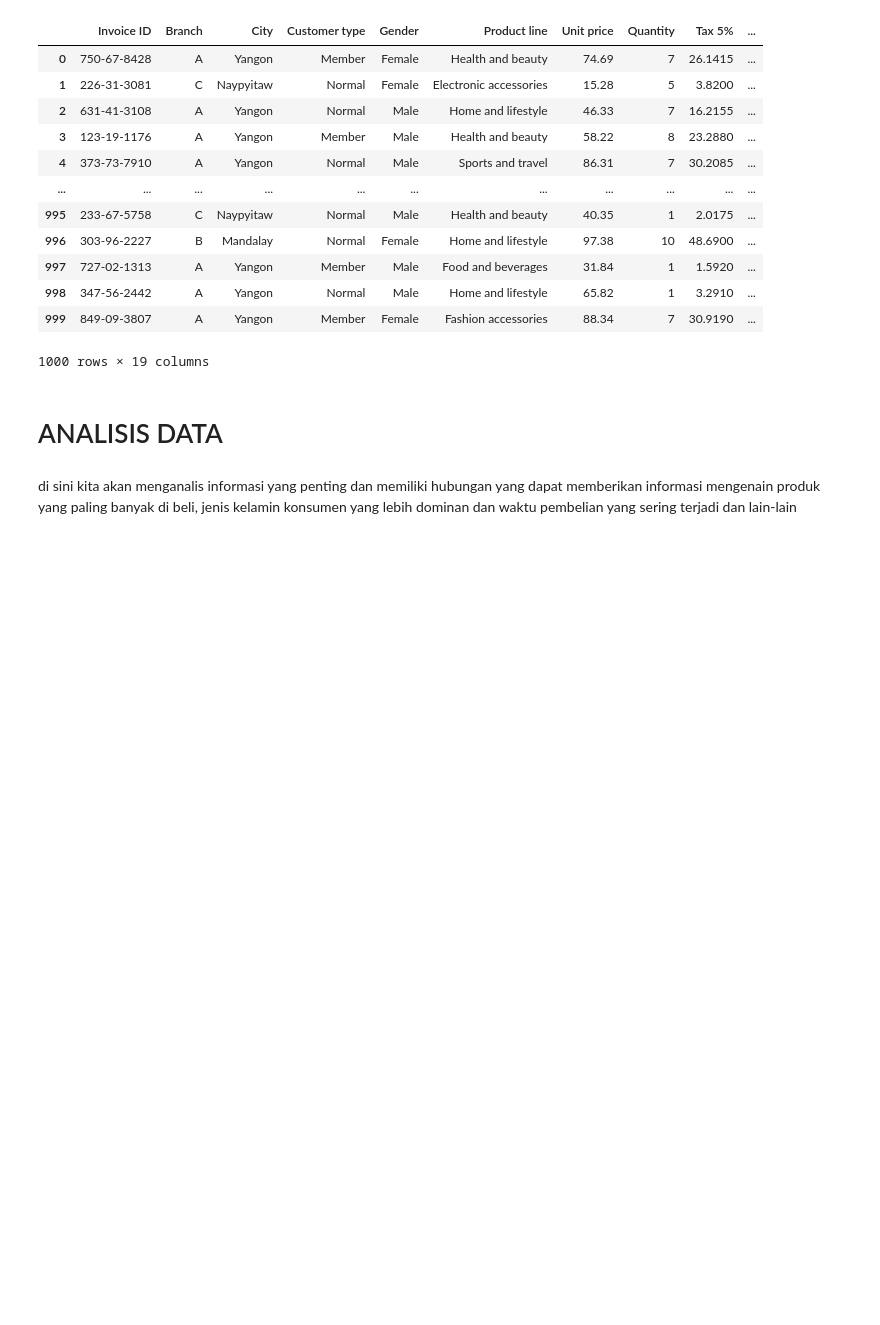
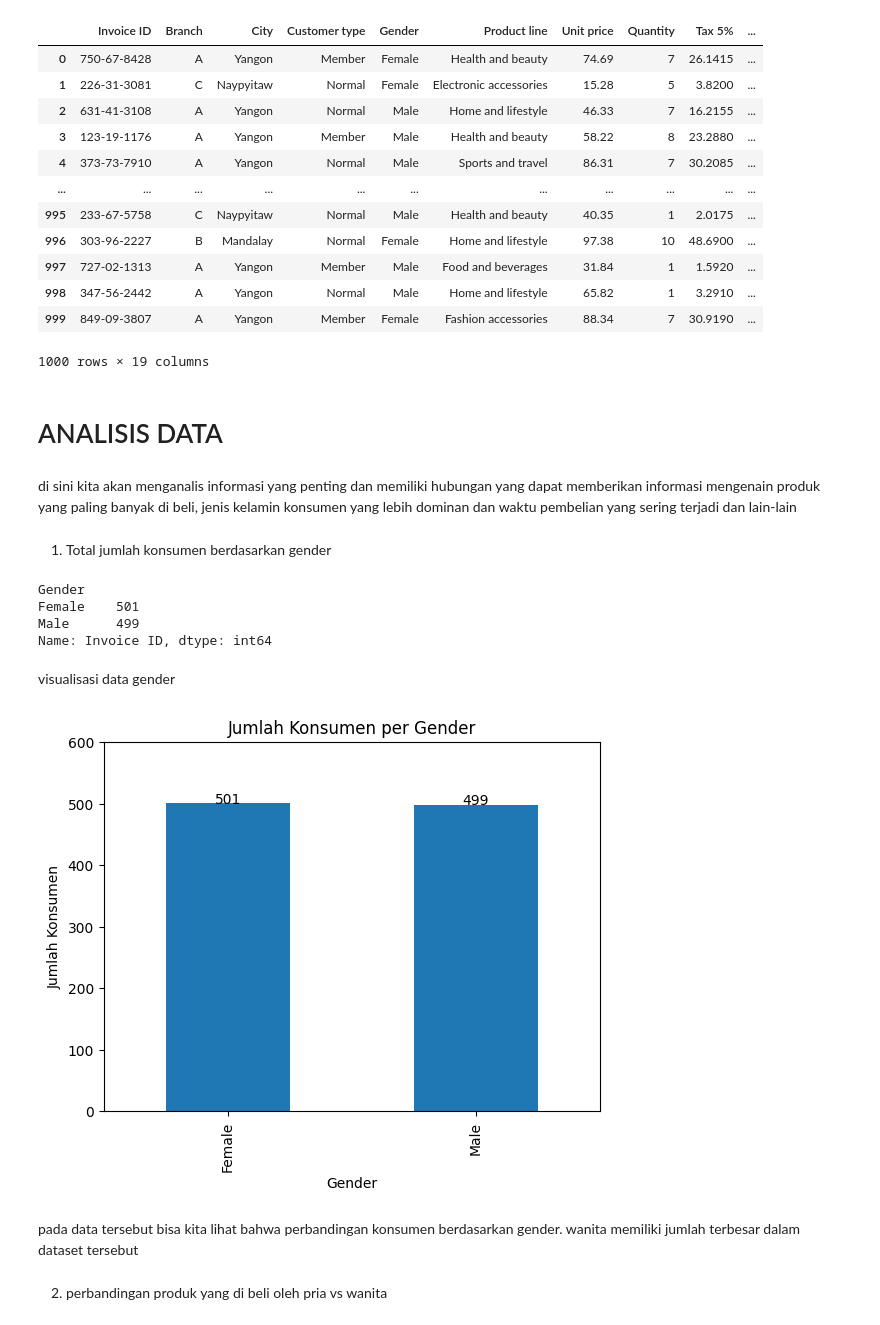
Before and after one commit to ihyaulumuddin044/portofolio_data_analyst, a Jupyter notebook: sales_analisis/market_sales.ipynb, the cells around one changed output. Saved outputs shown, nothing was run; the diff lists cells and outputs as text; code cells hidden in the pictures; blank space fills up the shorter version.

```diff
--- a/sales_analisis/market_sales.ipynb
+++ b/sales_analisis/market_sales.ipynb
@@ -103,3 +103,36 @@ data
 # ANALISIS DATA
 # %% [markdown]
 di sini kita akan menganalis informasi yang penting dan memiliki hubungan yang dapat memberikan informasi mengenain produk yang paling banyak di beli, jenis kelamin konsumen yang lebih dominan dan waktu pembelian yang sering terjadi dan lain-lain
+# %% [markdown]
+1. Total jumlah konsumen berdasarkan gender
+# %%
+consumers_per_gender = data.groupby('Gender')['Invoice ID'].nunique()
+
+print(consumers_per_gender)
+# %% [output]
+Gender
+Female    501
+Male      499
+Name: Invoice ID, dtype: int64
+# %% [markdown]
+visualisasi data gender
+# %%
+# Membuat visualisasi jumlah konsumen berdasarkan gender
+import matplotlib.pyplot as plt
+
+
+total_consumer_count = data['Gender'].value_counts()
+
+ax = total_consumer_count.plot(kind='bar', title='Jumlah Konsumen per Gender')
+for i in range(len(total_consumer_count)):
+    ax.text(i, total_consumer_count[i] + 0.5, str(total_consumer_count[i]), ha='center')
+plt.ylim(0, total_consumer_count.max() + 100)
+plt.ylabel('Jumlah Konsumen')
+plt.xlabel('Gender')
+plt.show()
+# %% [output]
+[figure, added]
+# %% [markdown]
+pada data tersebut bisa kita lihat bahwa perbandingan konsumen berdasarkan gender. wanita memiliki jumlah terbesar dalam dataset tersebut
+# %% [markdown]
+2. perbandingan produk yang di beli oleh pria vs wanita
```
Also changed, not shown: parts of 18 cells of this notebook.
